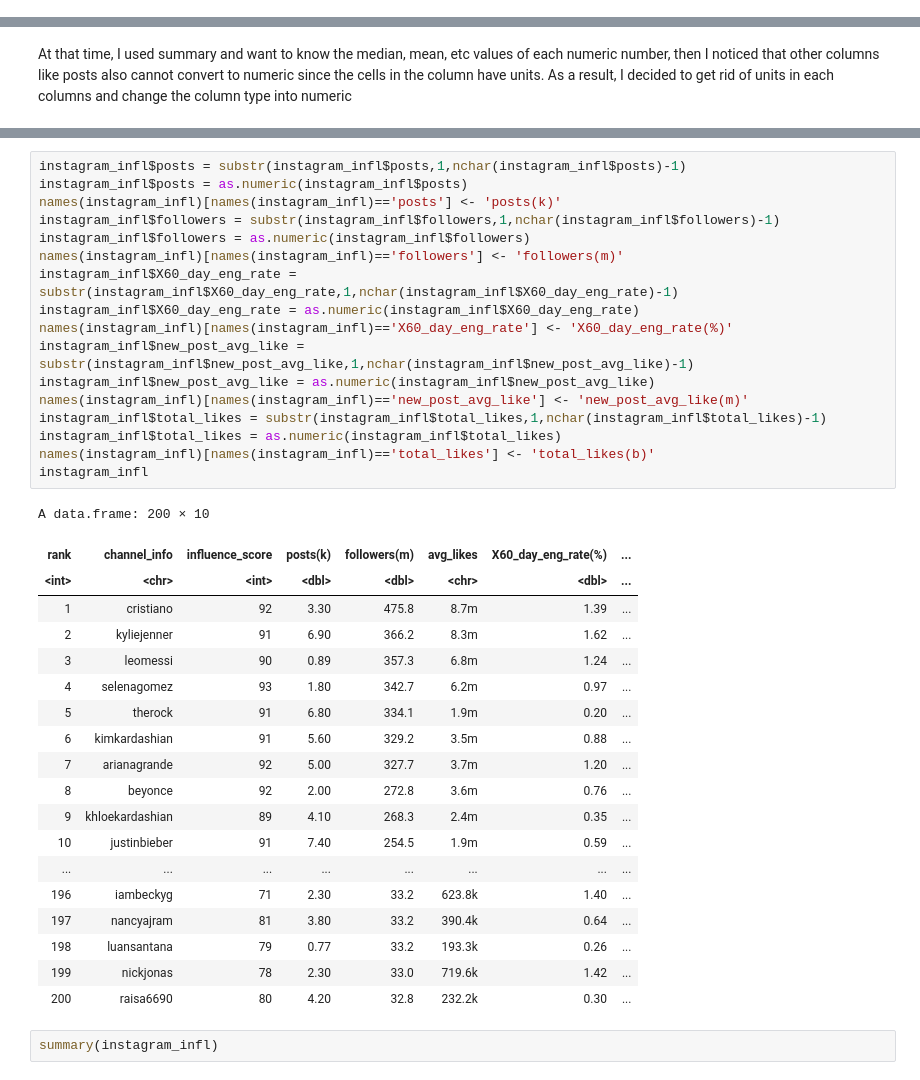
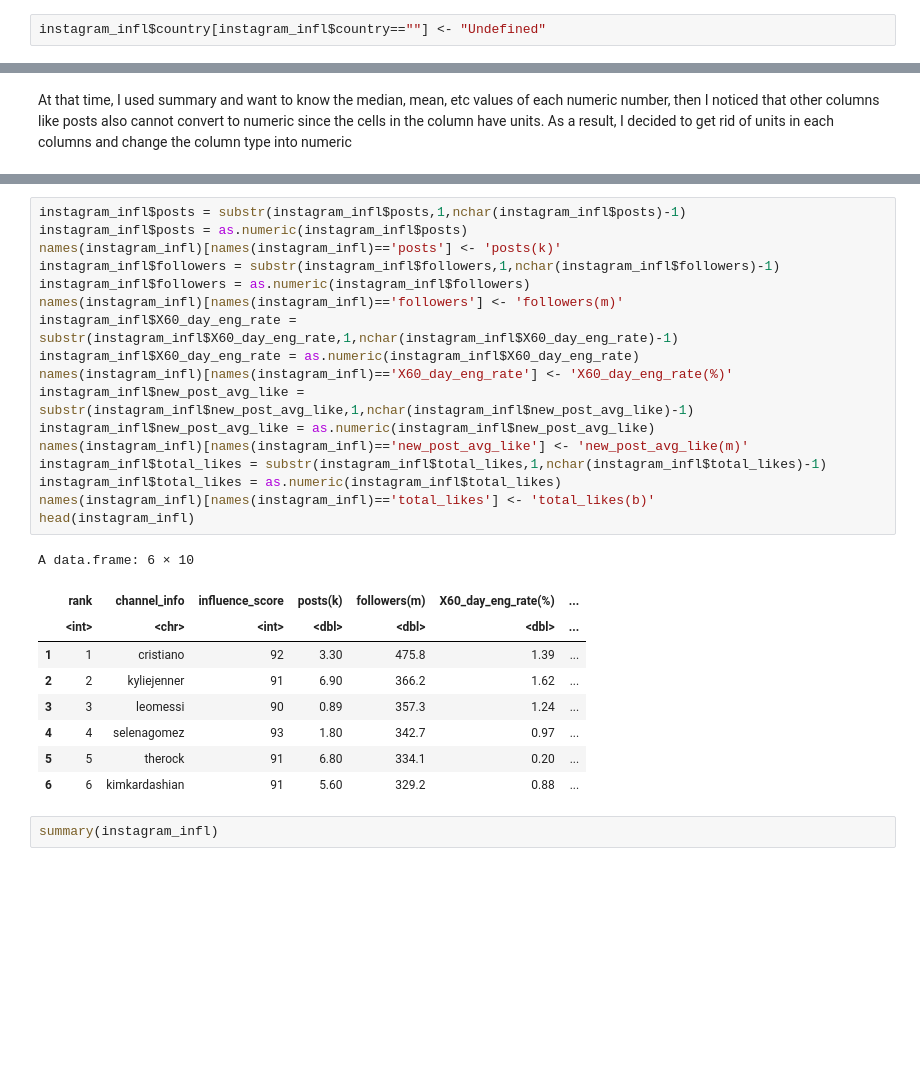
Before and after one commit to anly501/anly-501-project-YilinYang2000, a Jupyter notebook: codes/02-data-cleaning/data-cleaning.ipynb, the cells around one changed output, grey strips where cells are left out. Saved outputs shown, nothing was run; the diff lists cells and outputs as text; blank space fills up the shorter version.

```diff
--- a/codes/02-data-cleaning/data-cleaning.ipynb
+++ b/codes/02-data-cleaning/data-cleaning.ipynb
@@ -414,0 +449,2 @@ A data.frame: 200 × 10
+# %%
+instagram_infl$country[instagram_infl$country==""] <- "Undefined"
@@ -470,40 +507,30 @@ print(summary(instagram_infl))
 # %%
 instagram_infl$posts = substr(instagram_infl$posts,1,nchar(instagram_infl$posts)-1)
 instagram_infl$posts = as.numeric(instagram_infl$posts)
 names(instagram_infl)[names(instagram_infl)=='posts'] <- 'posts(k)'
 instagram_infl$followers = substr(instagram_infl$followers,1,nchar(instagram_infl$followers)-1)
 instagram_infl$followers = as.numeric(instagram_infl$followers)
 names(instagram_infl)[names(instagram_infl)=='followers'] <- 'followers(m)'
 instagram_infl$X60_day_eng_rate = substr(instagram_infl$X60_day_eng_rate,1,nchar(instagram_infl$X60_day_eng_rate)-1)
 instagram_infl$X60_day_eng_rate = as.numeric(instagram_infl$X60_day_eng_rate)
 names(instagram_infl)[names(instagram_infl)=='X60_day_eng_rate'] <- 'X60_day_eng_rate(%)'
 instagram_infl$new_post_avg_like = substr(instagram_infl$new_post_avg_like,1,nchar(instagram_infl$new_post_avg_like)-1)
 instagram_infl$new_post_avg_like = as.numeric(instagram_infl$new_post_avg_like)
 names(instagram_infl)[names(instagram_infl)=='new_post_avg_like'] <- 'new_post_avg_like(m)'
 instagram_infl$total_likes = substr(instagram_infl$total_likes,1,nchar(instagram_infl$total_likes)-1)
 instagram_infl$total_likes = as.numeric(instagram_infl$total_likes)
 names(instagram_infl)[names(instagram_infl)=='total_likes'] <- 'total_likes(b)'
-instagram_infl
+head(instagram_infl)
 # %% [output]
-A data.frame: 200 × 10
+A data.frame: 6 × 10
-| rank | channel_info | influence_score | posts(k) | followers(m) | avg_likes | X60_day_eng_rate(%) | ... |
-| <int> | <chr> | <int> | <dbl> | <dbl> | <chr> | <dbl> | ... |
-| 1 | cristiano | 92 | 3.30 | 475.8 | 8.7m | 1.39 | ... |
-| 2 | kyliejenner | 91 | 6.90 | 366.2 | 8.3m | 1.62 | ... |
-| 3 | leomessi | 90 | 0.89 | 357.3 | 6.8m | 1.24 | ... |
-| 4 | selenagomez | 93 | 1.80 | 342.7 | 6.2m | 0.97 | ... |
-| 5 | therock | 91 | 6.80 | 334.1 | 1.9m | 0.20 | ... |
-| 6 | kimkardashian | 91 | 5.60 | 329.2 | 3.5m | 0.88 | ... |
-| 7 | arianagrande | 92 | 5.00 | 327.7 | 3.7m | 1.20 | ... |
-| 8 | beyonce | 92 | 2.00 | 272.8 | 3.6m | 0.76 | ... |
-| 9 | khloekardashian | 89 | 4.10 | 268.3 | 2.4m | 0.35 | ... |
-| 10 | justinbieber | 91 | 7.40 | 254.5 | 1.9m | 0.59 | ... |
-| ... | ... | ... | ... | ... | ... | ... | ... |
-| 196 | iambeckyg | 71 | 2.30 | 33.2 | 623.8k | 1.40 | ... |
-| 197 | nancyajram | 81 | 3.80 | 33.2 | 390.4k | 0.64 | ... |
-| 198 | luansantana | 79 | 0.77 | 33.2 | 193.3k | 0.26 | ... |
-| 199 | nickjonas | 78 | 2.30 | 33.0 | 719.6k | 1.42 | ... |
-| 200 | raisa6690 | 80 | 4.20 | 32.8 | 232.2k | 0.30 | ... |
+|  | rank | channel_info | influence_score | posts(k) | followers(m) | X60_day_eng_rate(%) | ... |
+|  | <int> | <chr> | <int> | <dbl> | <dbl> | <dbl> | ... |
+| 1 | 1 | cristiano | 92 | 3.30 | 475.8 | 1.39 | ... |
+| 2 | 2 | kyliejenner | 91 | 6.90 | 366.2 | 1.62 | ... |
+| 3 | 3 | leomessi | 90 | 0.89 | 357.3 | 1.24 | ... |
+| 4 | 4 | selenagomez | 93 | 1.80 | 342.7 | 0.97 | ... |
+| 5 | 5 | therock | 91 | 6.80 | 334.1 | 0.20 | ... |
+| 6 | 6 | kimkardashian | 91 | 5.60 | 329.2 | 0.88 | ... |
 # %%
 summary(instagram_infl)
 # %% [output]
```
Also changed, not shown: parts of 26 cells of this notebook, 13 other files.
